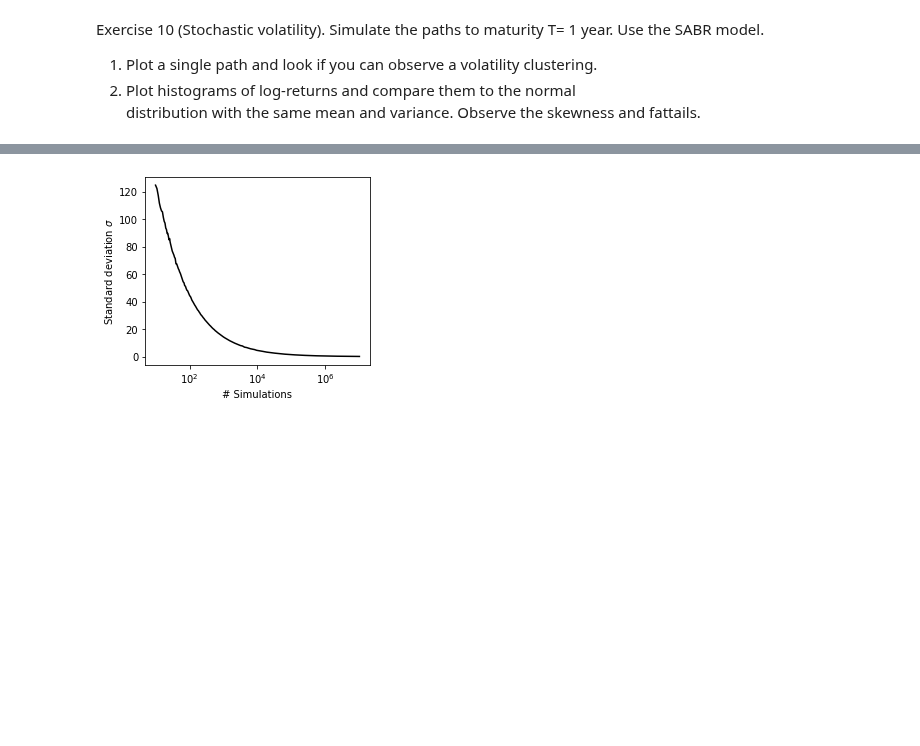
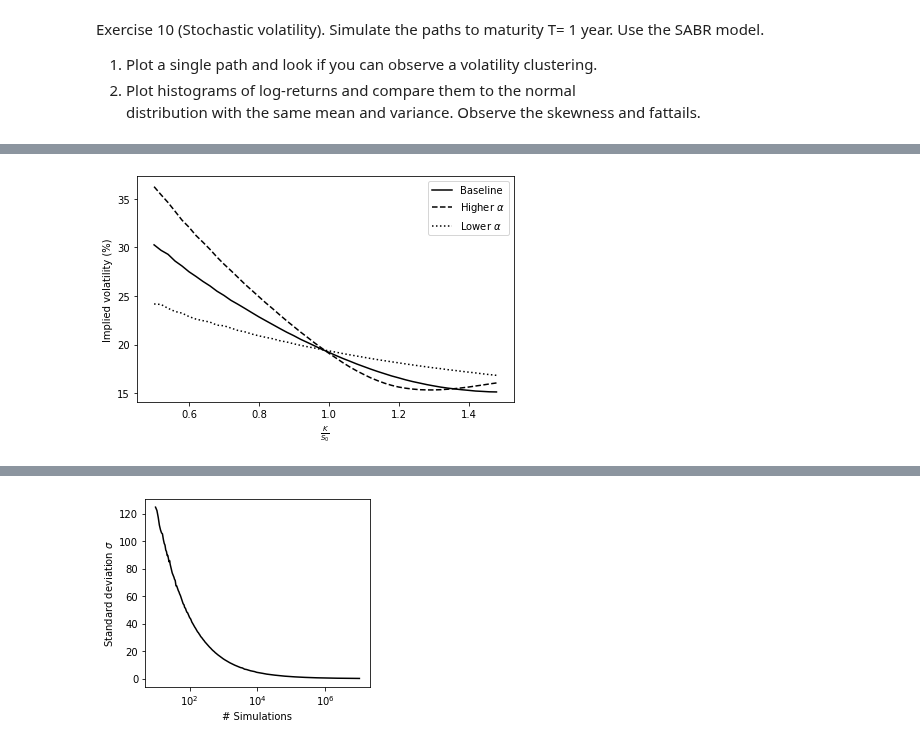
Before and after one commit to WillemJan9519/SPFDM-2, a Jupyter notebook: SPFDM 2.ipynb, the cells around one changed output, grey strips where cells are left out. Drawn from its saved outputs; the diff is of its cells as text; code cells hidden in the pictures; blank space fills up the shorter version.

```diff
--- a/SPFDM 2.ipynb
+++ b/SPFDM 2.ipynb
@@ -308,0 +306,84 @@ SV.plot_single()
+# %%
+class study_implied_vola():
+    def __init__(self):
+        self.baseline()
+        self.situations()
+        self.plot_data(self.loweralpha,self.higheralpha,r'$\alpha$','different_alpha.pdf')
+        #self.plot_data(self.lowerf,self.higherf,r'f','different_f.pdf')
+        self.plot_data(self.lowerrho,self.higherrho,r'$\rho$','different_rho.pdf')
+        self.plot_data(self.lowerbeta,self.higherbeta,r'$\beta$','different_beta.pdf')
+        return
+
+    def worker(self,params):
+        T,f,sig,alpha,beta,rho,K,rf = params
+        SV_ = StochVol(15000000,20,T=T,F=f, sigma=sig, alpha=alpha, beta=beta, rho=rho,K=K, rf=rf)
+        return SV_.calc_implied_vola(plot=False)
+
+    def get_data(self):
+        self.curves = [self.worker(T) for T in self.maturities]
+
+    def baseline(self):
+        params = (1.5,3500,0.2,0.5,1,-0.7,3500,0)
+        self.baseline = self.worker(params)
+
+    def situations(self):
+        # Baseline parameters
+        T,f,sig,alpha,beta,rho,K,rf = (1.5,3500,0.2,0.5,1,-0.7,3500,0)
+        # Higher alpha
+        params = (1.5,3500,0.2,0.85,1,-0.7,3500,0)
+        self.higheralpha = self.worker(params)
+        # Lower alpha
+        params = (1.5,3500,0.2,0.2,1,-0.7,3500,0)
+        self.loweralpha = self.worker(params)
+
+        # Higher f0
+        #params = (1.5,4000,0.2,0.5,1,-0.7,3500,0)
+        #self.higherf = self.worker(params)
+        # Lower f0
+        #params = (1.5,3000,0.2,0.5,1,-0.7,3500,0)
+        #self.lowerf = self.worker(params)
+
+        # Higher rho
+        params = (1.5,3500,0.2,0.5,1,-0.45,3500,0)
+        self.higherrho = self.worker(params)
+        # Lower rho
+        params = (1.5,3500,0.2,0.5,1,-0.95,3500,0)
+        self.lowerrho = self.worker(params)
+
+        # Higher beta
+        params = (1.5,3500,0.2,0.5,1.15,-0.7,3500,0)
+        self.higherbeta = self.worker(params)
+        # Lower beta
+        params = (1.5,3500,0.2,0.5,0.85,-0.7,3500,0)
+        self.lowerbeta = self.worker(params)
+
+        # Save data
+        self.df = pd.DataFrame({'strikeratio':self.higheralpha[0],
+                              'baseline':self.baseline[1],
+                              'higheralpha':self.higheralpha[1],
+                              'loweralpha':self.loweralpha[1],
+                              #'higherf':self.higherf[1],
+                              #'lowerf':self.lowerf[1],
+                              'higherrho':self.higherrho[1],
+                              'lowerrho':self.lowerrho[1],
+                              'higherbeta':self.higherbeta[1],
+                              'lowerbeta':self.lowerbeta[1]})
+        self.df.to_csv('compare_results.csv')
+
+    def plot_data(self,lower,higher,name,fname):
+        # Plot baseline
+        df_base = pd.read_pickle('./implied_vola.pickle')
+        plt.plot(self.df.strikeratio,self.df.baseline,color='black',label='Baseline')
+        plt.plot(higher[0],higher[1],label=r'Higher '+name,color='black',ls='--')
+        plt.plot(lower[0],lower[1],label=r'Lower '+name,color='black',ls='dotted')
+        plt.xlabel(r'$\frac{K}{S_0}$')
+        plt.ylabel('Implied volatility (%)')
+        plt.tight_layout()
+        plt.legend(loc='best')
+        plt.tight_layout()
+        plt.savefig(fname,bbox_inches='tight')
+        plt.show()
+
+ImpVola = study_implied_vola()
+# %% [output]
+[figure, added]
```
Also changed, not shown: parts of 7 cells of this notebook.
